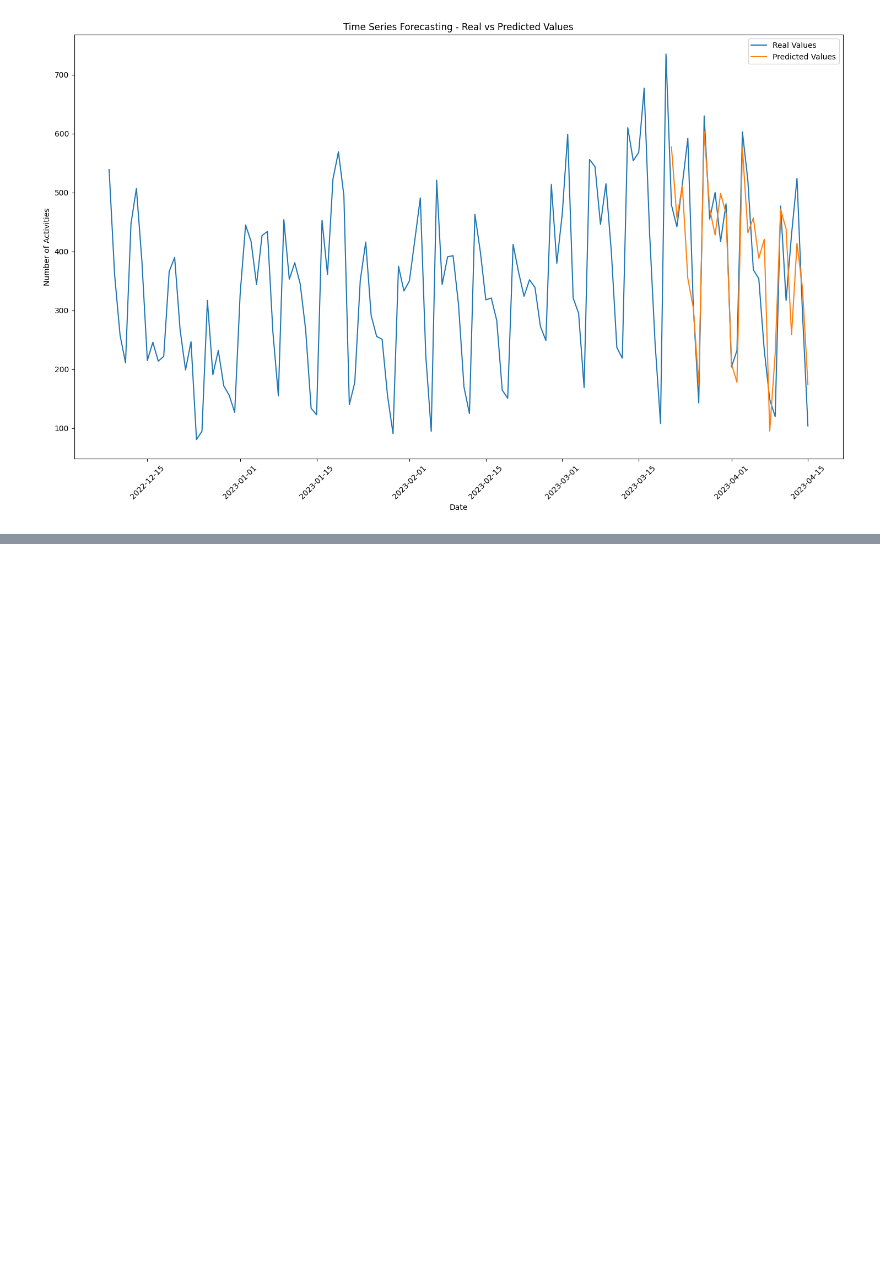
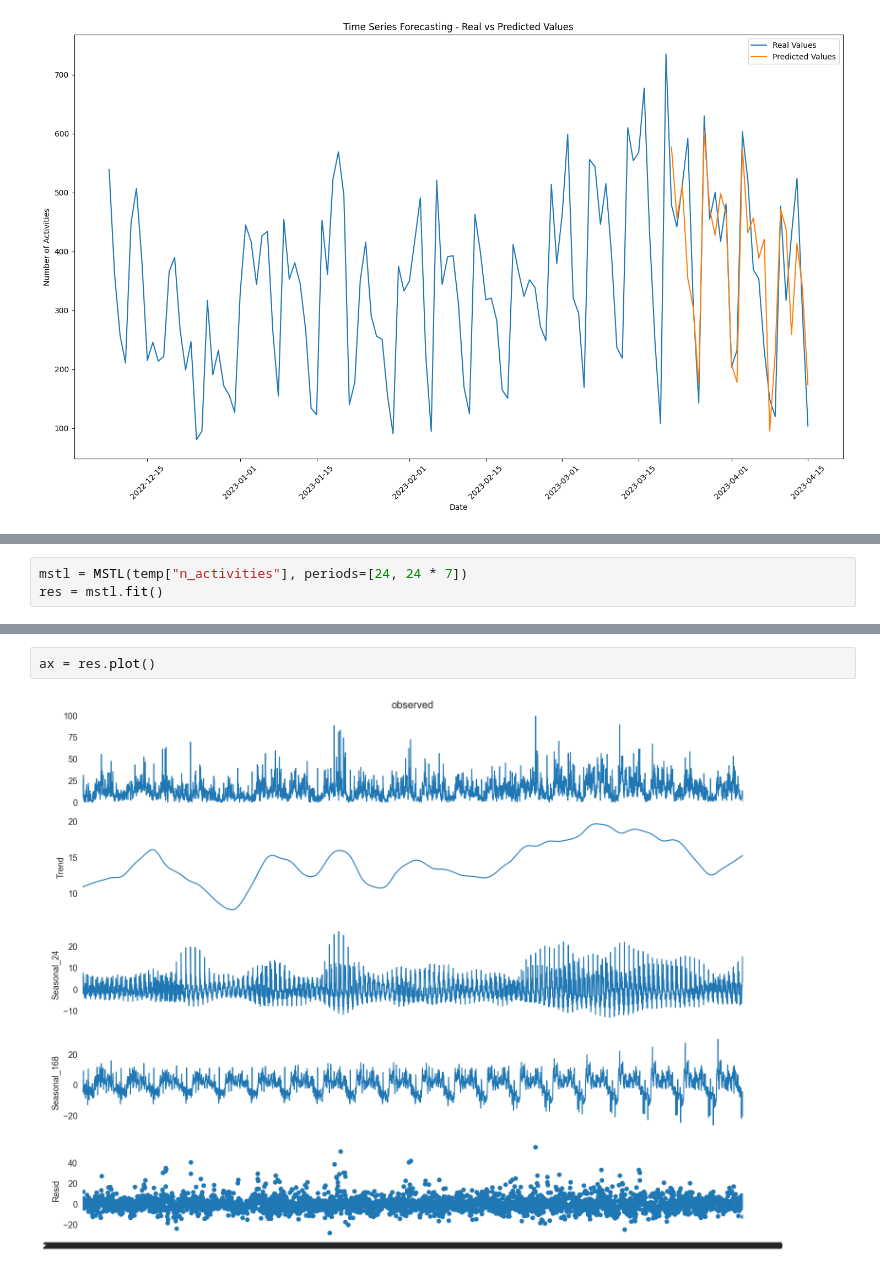
Before and after one commit to uhourri/GH-Bots-API, a Jupyter notebook: code/Time series forcasting.ipynb, the cells around one changed output, grey strips where cells are left out. Drawn from its saved outputs; the diff is of its cells as text; blank space fills up the shorter version.

```diff
--- a/code/Time series forcasting.ipynb
+++ b/code/Time series forcasting.ipynb
@@ -123,0 +201,3 @@ plt.show()
+# %%
+mstl = MSTL(temp["n_activities"], periods=[24, 24 * 7])
+res = mstl.fit()
@@ -123,0 +213,4 @@ plt.show()
+# %%
+ax = res.plot()
+# %% [output]
+[figure, added]
```
Also changed, not shown: parts of 11 cells of this notebook.
